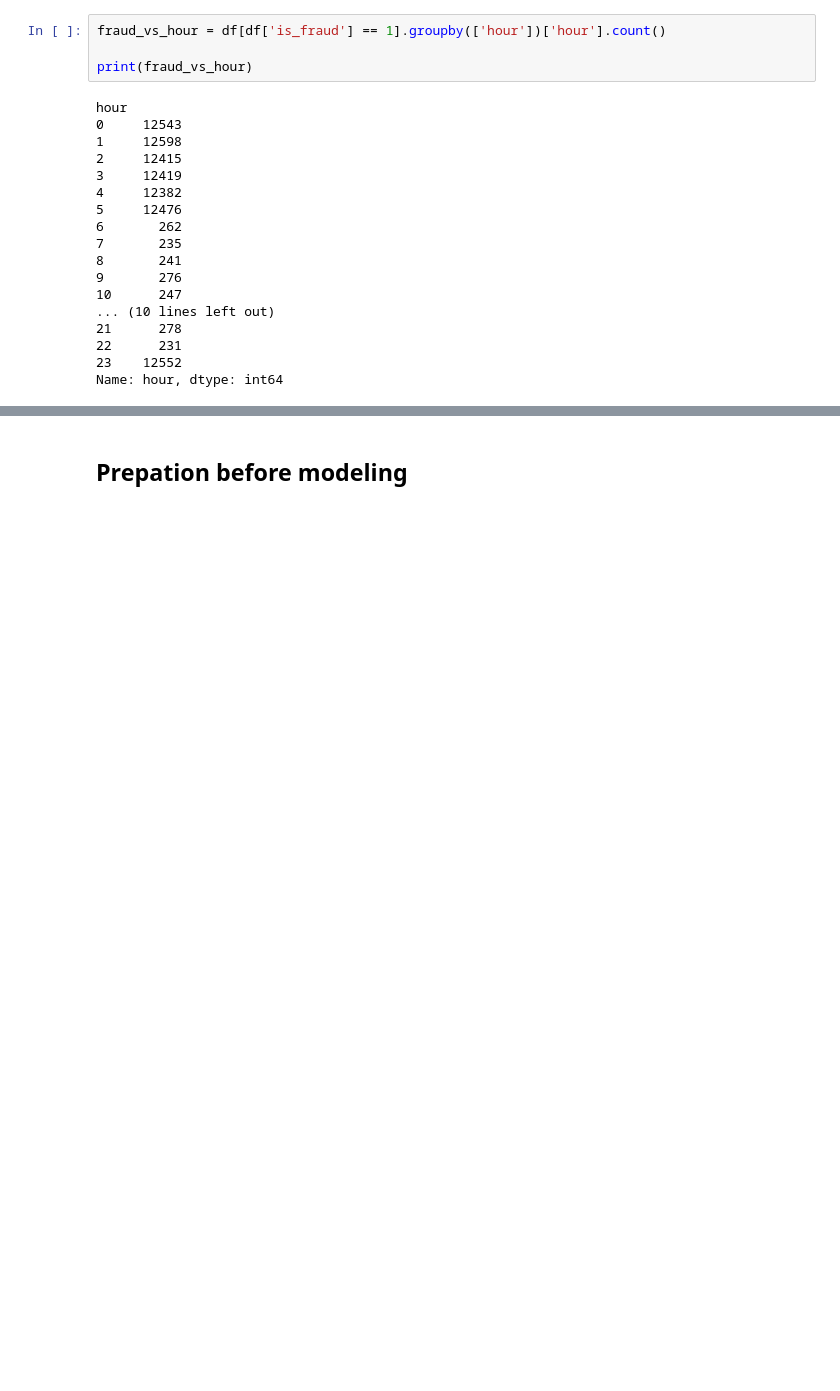
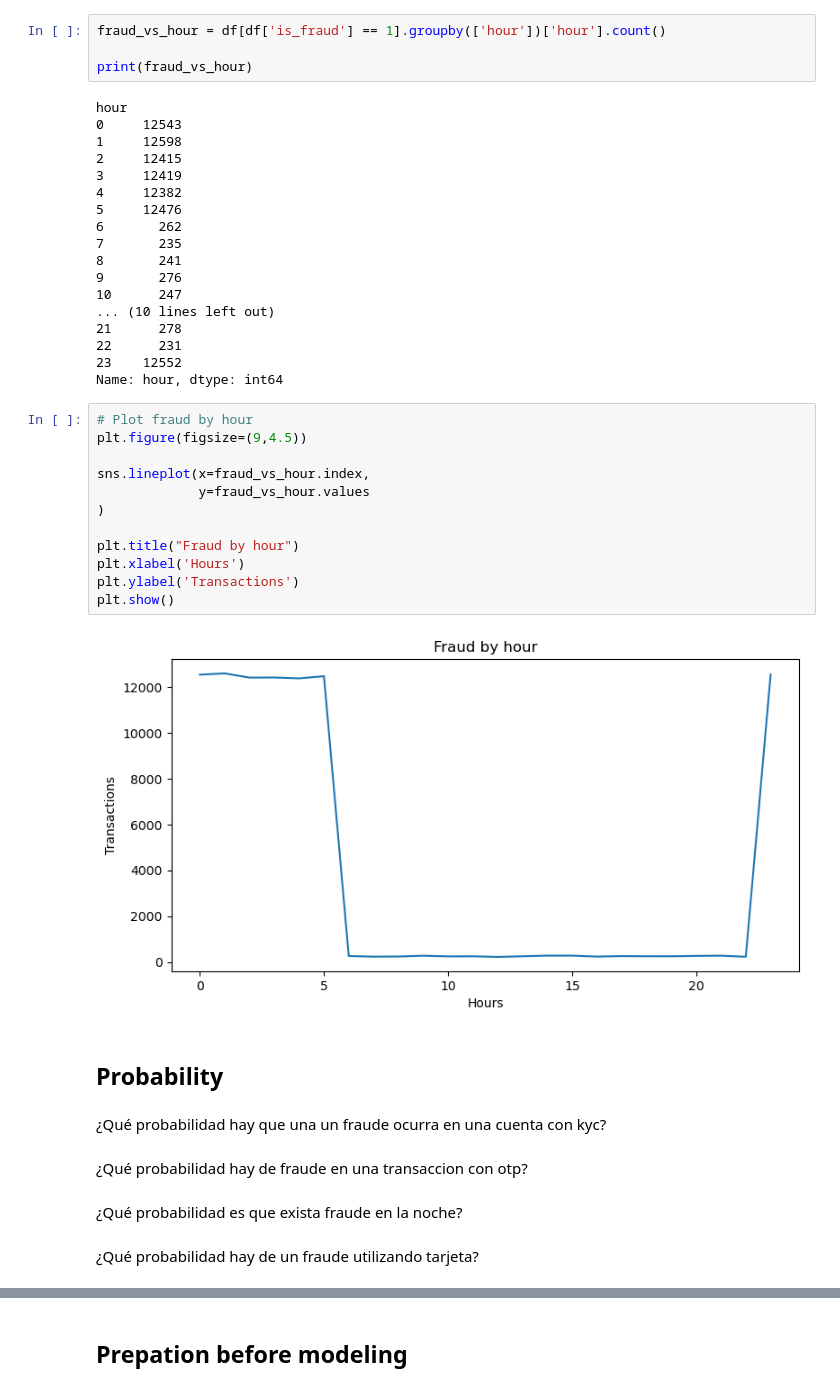
Before and after one commit to jpcampos04/2604_predictive_model_financial_fraud, a Jupyter notebook: 2604_predictive_model_financial_fraud.ipynb, the cells around one changed output, grey strips where cells are left out. Drawn from its saved outputs; the diff is of its cells as text; blank space fills up the shorter version.

```diff
--- a/2604_predictive_model_financial_fraud.ipynb
+++ b/2604_predictive_model_financial_fraud.ipynb
@@ -424,3 +467,27 @@ hour
 22      231
 23    12552
 Name: hour, dtype: int64
+# %%
+# Plot fraud by hour
+plt.figure(figsize=(9,4.5))
+
+sns.lineplot(x=fraud_vs_hour.index,
+             y=fraud_vs_hour.values
+)
+
+plt.title("Fraud by hour")
+plt.xlabel('Hours')
+plt.ylabel('Transactions')
+plt.show()
+# %% [output]
+[figure, added]
+# %% [markdown]
+## Probability
+# %% [markdown]
+¿Qué probabilidad hay que una un fraude ocurra en una cuenta con kyc?
+# %% [markdown]
+¿Qué probabilidad hay de fraude en una transaccion con otp?
+# %% [markdown]
+¿Qué probabilidad es que exista fraude en la noche?
+# %% [markdown]
+¿Qué probabilidad hay de un fraude utilizando tarjeta?
```
Also changed, not shown: parts of 14 cells of this notebook.
